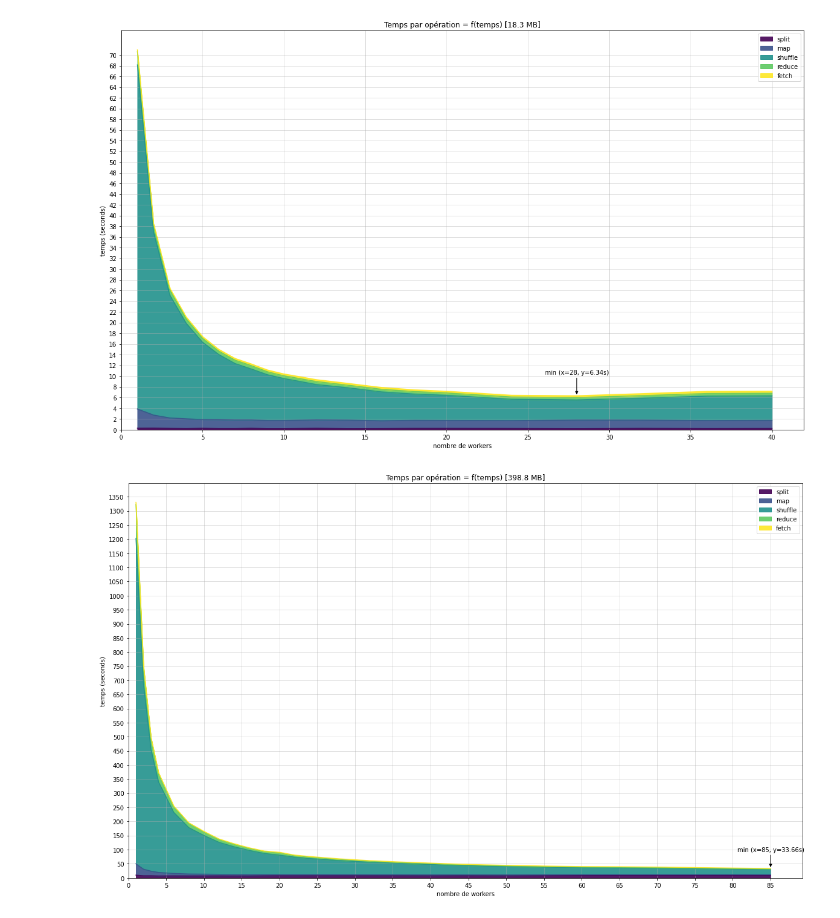
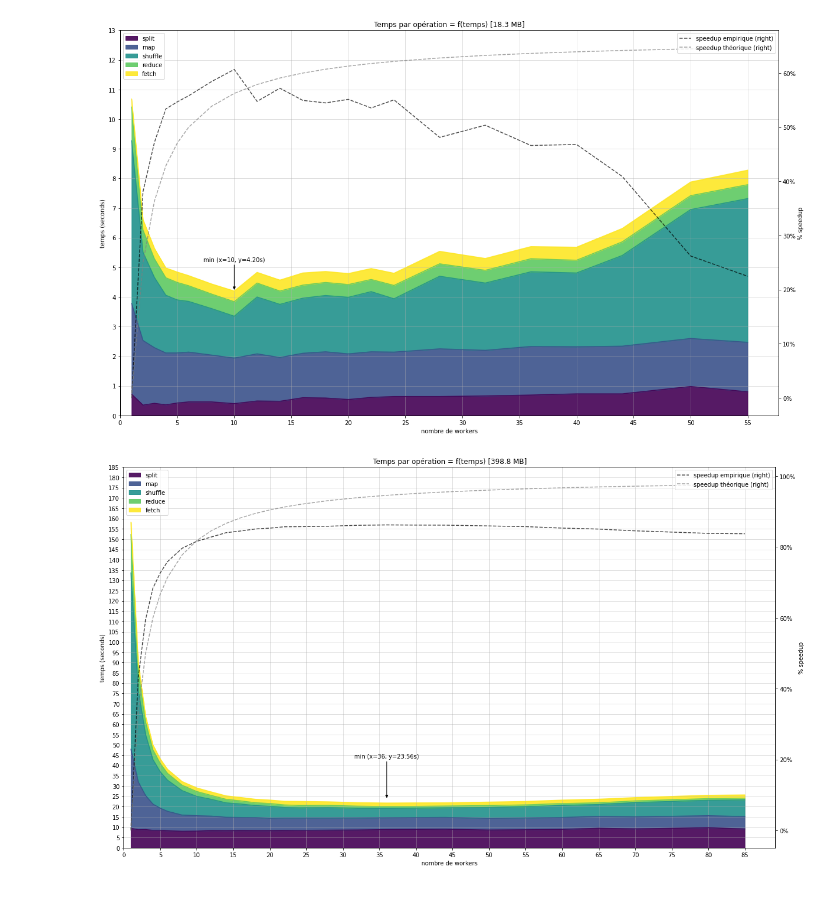
Before and after one commit to pierre-db/INF727_Distributed-Project, a Jupyter notebook: rendu/graphs.ipynb, the cells around one changed output. Cells and saved outputs as stored; diff of their text form; code cells hidden in the pictures.

```diff
--- a/rendu/graphs.ipynb
+++ b/rendu/graphs.ipynb
@@ -5,3 +6,4 @@ import matplotlib.pyplot as plt
 # %%
 graph_m = pd.read_csv("exec_times_medium.csv", index_col="workers")
-graph_m
+graph_m = graph_m.iloc[:-5,:]
+columns = graph_m.columns
@@ -26,0 +10,4 @@ graph_m
+# %%
+graph_m["speedup empirique"] =  (graph_m[columns].sum(axis=1).iloc[0] - graph_m[columns].sum(axis=1)) / graph_m[columns].sum(axis=1).iloc[0]
+graph_m["speedup theorique"] = 1/((1-0.4)+(0.4/graph_m.index))-1
+graph_m[["speedup empirique","speedup theorique"]]
@@ -27,50 +33,69 @@ graph_m
 # %%
-xmin = graph_m.sum(axis=1).idxmin()
-ymin = graph_m.loc[xmin,:].sum()
+xmin = graph_m[columns].sum(axis=1).idxmin()
+ymin = graph_m[columns].loc[xmin,:].sum()
 
 fig = plt.figure(figsize=(20, 12));
 ax = fig.add_subplot(1, 1, 1)
-graph_m.plot.area(colormap='viridis', alpha=0.9, ax=ax);
+#ax2 = ax.twinx()
+
+graph_m[columns].plot.area(colormap='viridis', alpha=0.9, ax=ax);
 
 ax.annotate('min (x={}, y={:.2f}s)'.format(xmin, ymin),
-xy=(xmin, ymin), xytext=(xmin, ymin+4), ha='center',
+xy=(xmin, ymin), xytext=(xmin, ymin+1), ha='center',
 arrowprops={'arrowstyle':'-|>','facecolor':'black'})
 
+axr = graph_m["speedup empirique"].plot(alpha=0.7, color='black', linestyle='dashed', label='speedup empirique', secondary_y=True, ax=ax);
+graph_m["speedup theorique"].plot(alpha=0.7, color='grey', linestyle='dashed', label='speedup théorique', secondary_y=True, ax=axr);
+
+axr.set_ylabel('% speedup', );
+axr.yaxis.set_major_formatter(mtick.PercentFormatter(1));
+axr.legend(loc='upper right')
 ax.set_xlabel('nombre de workers');
-ax.set_xticks(np.arange(0, 41, 5))
+ax.set_xticks(np.arange(0, 56, 5))
 ax.set_xlim(xmin=0)
 ax.set_ylabel('temps (seconds)');
-ax.set_yticks(np.arange(0, 71, 2));
+ax.set_yticks(np.arange(0, 14, 1));
 ax.set_ylim(ymin=0)
 ax.set_title('Temps par opération = f(temps) [18.3 MB]');
-ax.legend();
+ax.legend(loc='upper left');
 
-plt.grid(visible=True, alpha=0.5);
+ax.grid(visible=True, alpha=0.5, which='major');
 # %% [output]
-[figure, old version]
+[figure, new version]
 # %%
 graph_l = pd.read_csv("exec_times_large.csv", index_col="workers")
+
+graph_l["speedup empirique"] =  (graph_l[columns].sum(axis=1).iloc[0] - graph_l[columns].sum(axis=1)) / graph_l[columns].sum(axis=1).iloc[0]
+graph_l["speedup theorique"] = 1/((1-0.5)+(0.5/graph_l.index))-1
+graph_l[["speedup empirique","speedup theorique"]]
 
 xmin = graph_l.sum(axis=1).idxmin()
 ymin = graph_l.loc[xmin,:].sum()
 
 fig = plt.figure(figsize=(20, 12));
 ax = fig.add_subplot(1, 1, 1)
-graph_l.plot.area(colormap='viridis', alpha=0.9, ax=ax);
+
+graph_l[columns].plot.area(colormap='viridis', alpha=0.9, ax=ax);
+
 ax.annotate('min (x={}, y={:.2f}s)'.format(xmin, ymin),
-xy=(xmin, ymin),
-xytext=(xmin, ymin+60),
-ha='center',
+xy=(xmin, ymin), xytext=(xmin, ymin+20), ha='center',
 arrowprops={'arrowstyle':'-|>','facecolor':'black'})
+
+axr = graph_l["speedup empirique"].plot(alpha=0.7, color='black', linestyle='dashed', label='speedup empirique', secondary_y=True, ax=ax);
+graph_l["speedup theorique"].plot(alpha=0.7, color='grey', linestyle='dashed', label='speedup théorique', secondary_y=True, ax=axr);
+
+axr.set_ylabel('% speedup', );
+axr.yaxis.set_major_formatter(mtick.PercentFormatter(1));
+axr.legend(loc='upper right')
 ax.set_xlabel('nombre de workers');
 ax.set_xticks(np.arange(0, 86, 5));
 ax.set_xlim(xmin=0)
 ax.set_ylabel('temps (seconds)');
-ax.set_yticks(np.arange(0, 1400, 50));
+ax.set_yticks(np.arange(0, 190, 5));
 ax.set_ylim(ymin=0)
 ax.set_title('Temps par opération = f(temps) [398.8 MB]');
-ax.legend();
+ax.legend(loc='upper left');
 
-plt.grid(visible=True, alpha=0.5);
+ax.grid(visible=True, alpha=0.5, which='major');
 # %% [output]
-[figure, old version]
+[figure, new version]
```
Also changed, not shown: parts of 3 cells of this notebook, 2 other files.
